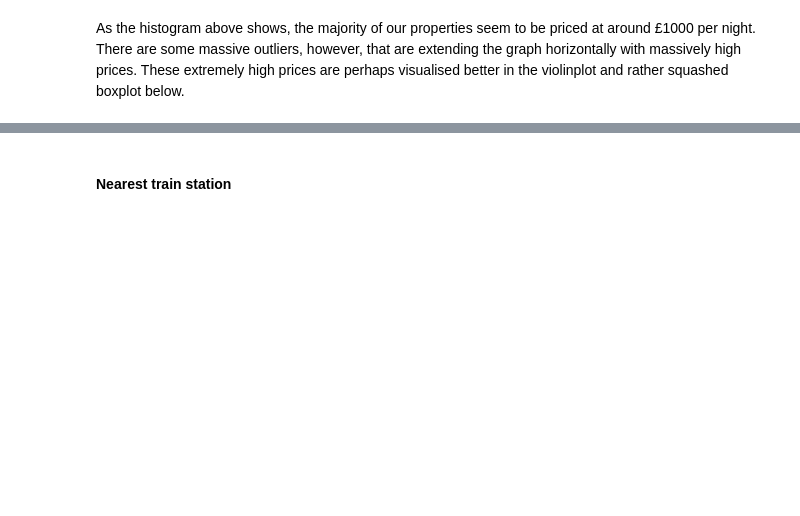
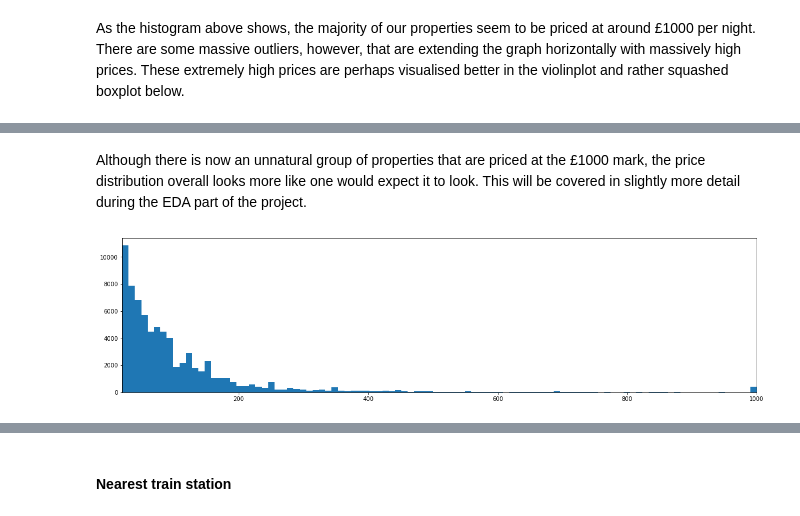
Before and after one commit to jradford5/GA_capstone_Airbnb_project, a Jupyter notebook: notebooks/capstone_airbnb_data_wrangling.ipynb, the cells around one changed output, grey strips where cells are left out. Cells and saved outputs as stored; diff of their text form; code cells hidden in the pictures; blank space fills up the shorter version.

```diff
--- a/notebooks/capstone_airbnb_data_wrangling.ipynb
+++ b/notebooks/capstone_airbnb_data_wrangling.ipynb
@@ -545,0 +555,19 @@ trafalgar_square = (51.504831314, -0.123499506)
+# %%
+# converting property prices lower than 20 to 20
+
+df.loc[df.price < 20, 'price'] = 20
+
+# converting property prices higher than 1000 to 1000
+
+df.loc[df.price > 1000, 'price'] = 1000
+# %% [markdown]
+Although there is now an unnatural group of properties that are priced at the £1000 mark, the price distribution overall looks more like one would expect it to look. This will be covered in slightly more detail during the EDA part of the project.
+# %%
+fig,ax = plt.subplots(figsize=(20,5))
+
+plt.hist(df.price, bins=100)
+plt.margins(x=0)
+
+plt.show()
+# %% [output]
+[figure, added]
```
Also changed, not shown: parts of 50 cells of this notebook.
